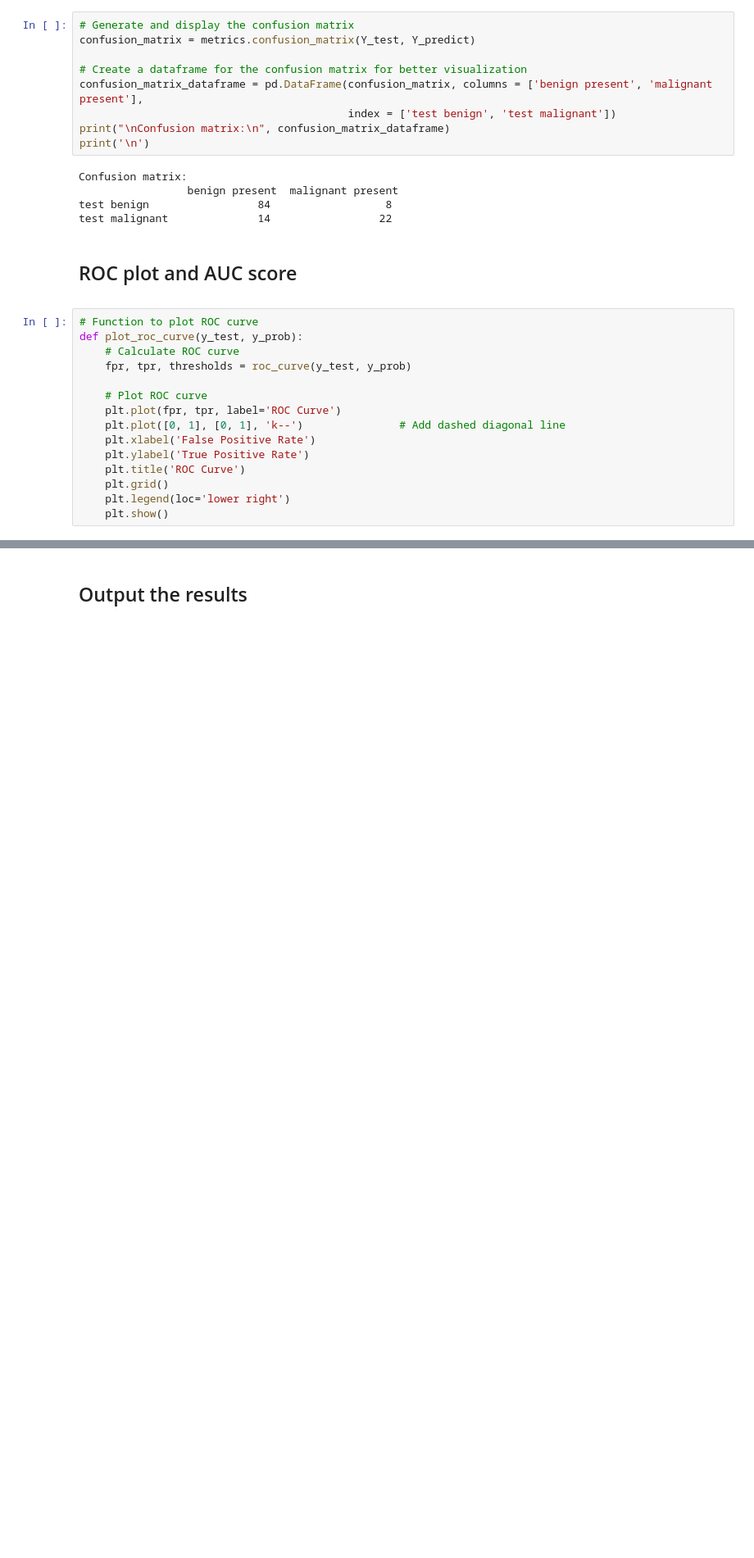
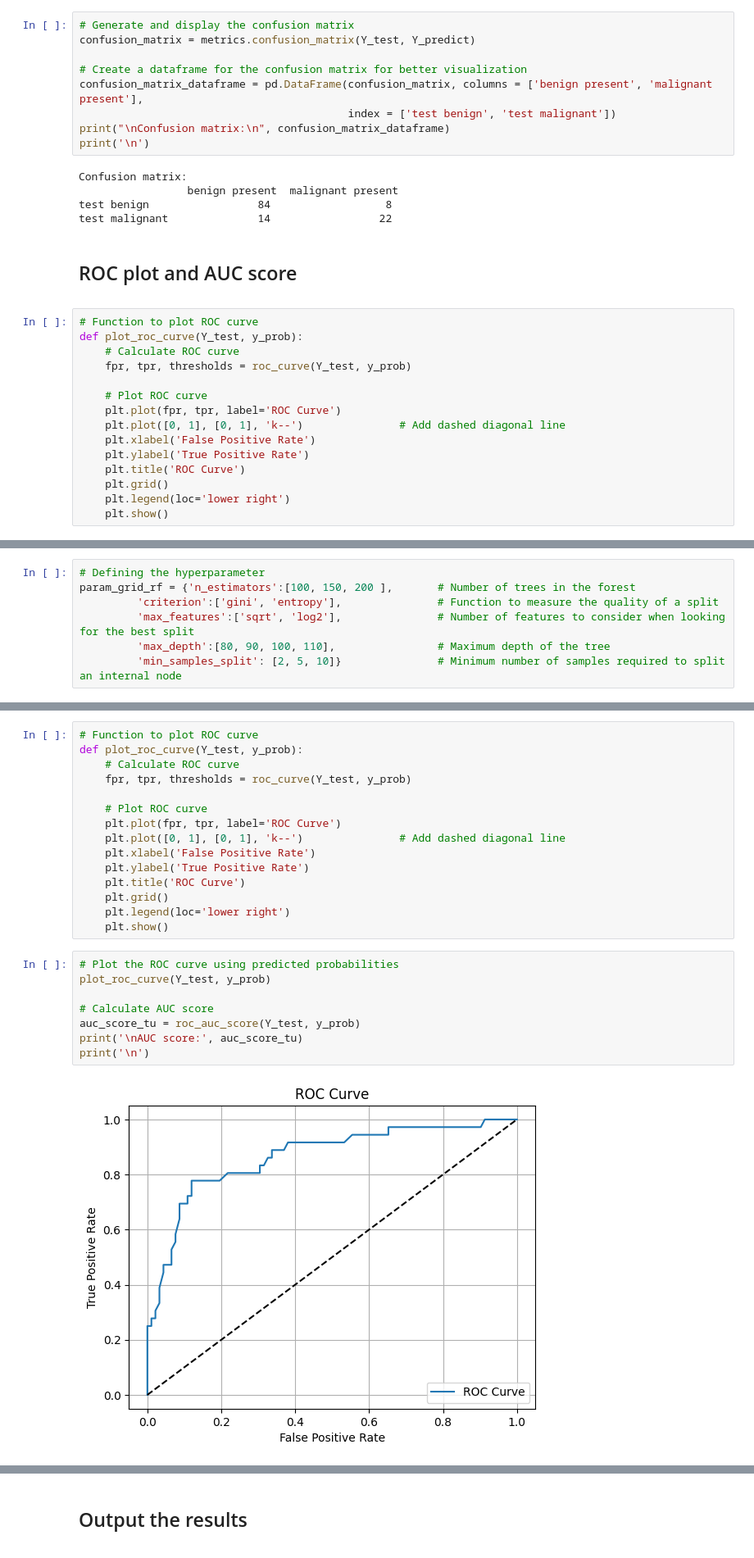
Before and after one commit to Ehsan-Behzadi/A-Machine-Learning-Approach-Using-the-Pima-Indians-Diabetes-Dataset, a Jupyter notebook: ML_model_Pima_Indians_Diabetes.ipynb, the cells around one changed output, grey strips where cells are left out. Shown at 82% size. Saved outputs shown, nothing was run; the diff lists cells and outputs as text; blank space fills up the shorter version.

```diff
--- a/ML_model_Pima_Indians_Diabetes.ipynb
+++ b/ML_model_Pima_Indians_Diabetes.ipynb
@@ -1516,9 +1515,9 @@ test malignant              14                 22
 </div>
 # %%
 # Function to plot ROC curve
-def plot_roc_curve(y_test, y_prob):
+def plot_roc_curve(Y_test, y_prob):
     # Calculate ROC curve
-    fpr, tpr, thresholds = roc_curve(y_test, y_prob)
+    fpr, tpr, thresholds = roc_curve(Y_test, y_prob)
 
     # Plot ROC curve
     plt.plot(fpr, tpr, label='ROC Curve')
@@ -1541,0 +1545,7 @@ AUC score: 0.8586956521739129
+# %%
+# Defining the hyperparameter
+param_grid_rf = {'n_estimators':[100, 150, 200 ],       # Number of trees in the forest
+         'criterion':['gini', 'entropy'],               # Function to measure the quality of a split
+         'max_features':['sqrt', 'log2'],               # Number of features to consider when looking for the best split
+         'max_depth':[80, 90, 100, 110],                # Maximum depth of the tree
+         'min_samples_split': [2, 5, 10]}               # Minimum number of samples required to split an internal node
@@ -1541,0 +1652,25 @@ AUC score: 0.8586956521739129
+# %%
+# Function to plot ROC curve
+def plot_roc_curve(Y_test, y_prob):
+    # Calculate ROC curve
+    fpr, tpr, thresholds = roc_curve(Y_test, y_prob)
+
+    # Plot ROC curve
+    plt.plot(fpr, tpr, label='ROC Curve')
+    plt.plot([0, 1], [0, 1], 'k--')               # Add dashed diagonal line
+    plt.xlabel('False Positive Rate')
+    plt.ylabel('True Positive Rate')
+    plt.title('ROC Curve')
+    plt.grid()
+    plt.legend(loc='lower right')
+    plt.show()
+# %%
+# Plot the ROC curve using predicted probabilities
+plot_roc_curve(Y_test, y_prob)
+
+# Calculate AUC score
+auc_score_tu = roc_auc_score(Y_test, y_prob)
+print('\nAUC score:', auc_score_tu)
+print('\n')
+# %% [output]
+[figure, added]
```
Also changed, not shown: parts of 18 cells of this notebook.
